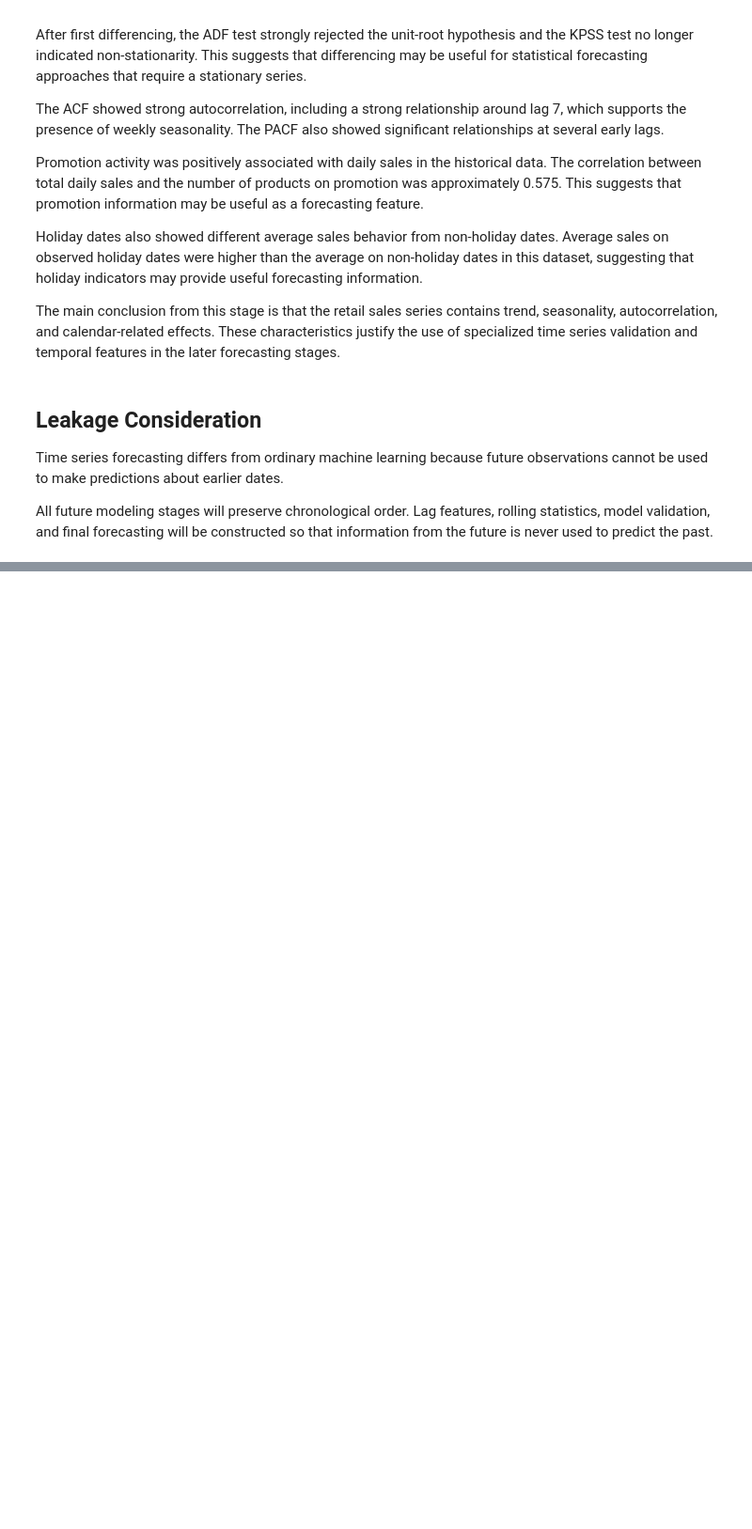
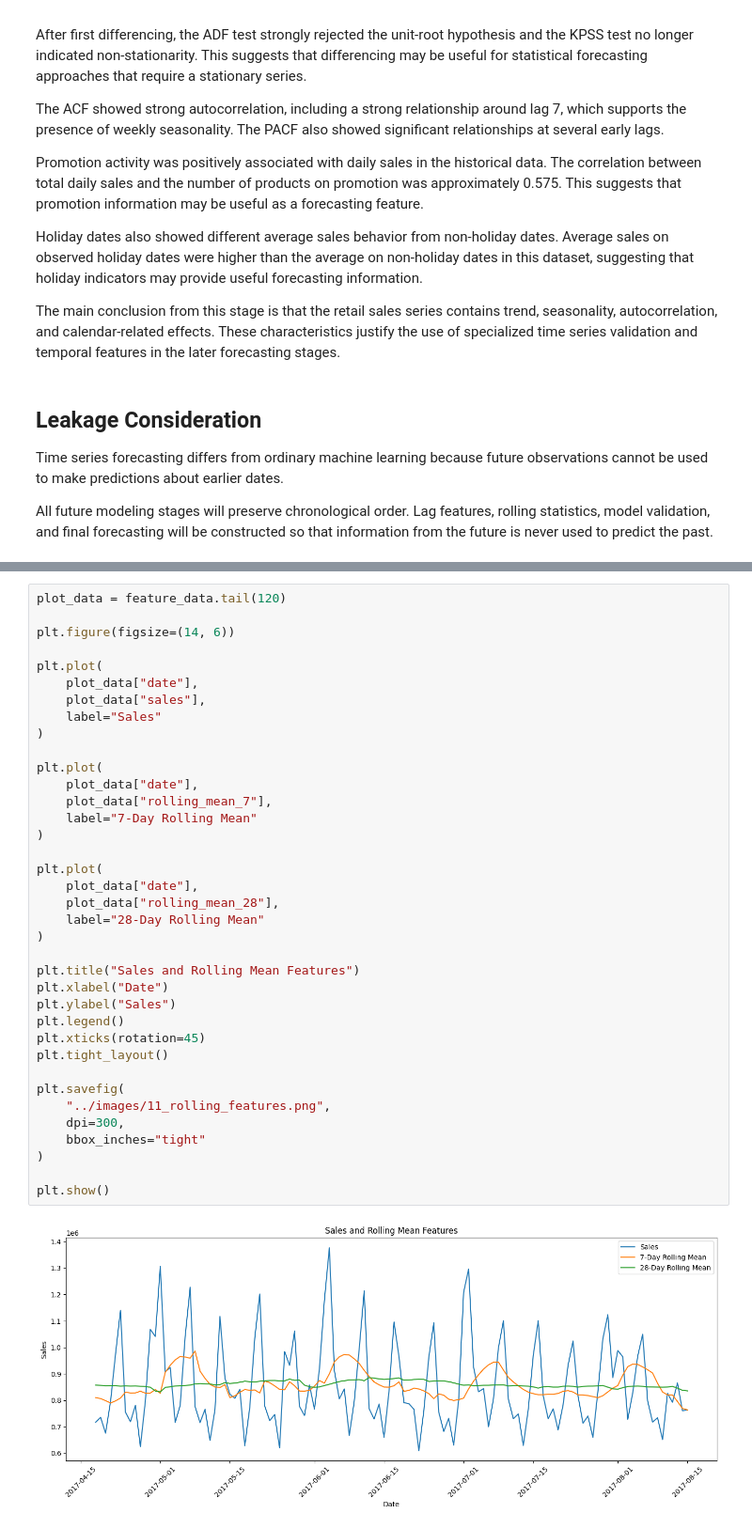
Before and after one commit to francisparwez/retail-demand-forecasting, a Jupyter notebook: notebooks/retail_demand_forecasting.ipynb, the cells around one changed output, grey strips where cells are left out. Shown at 94% size. Cells and saved outputs as stored; diff of their text form; blank space fills up the shorter version.

```diff
--- a/notebooks/retail_demand_forecasting.ipynb
+++ b/notebooks/retail_demand_forecasting.ipynb
@@ -591,0 +1053,39 @@ All future modeling stages will preserve chronological order. Lag features, roll
+# %%
+plot_data = feature_data.tail(120)
+
+plt.figure(figsize=(14, 6))
+
+plt.plot(
+    plot_data["date"],
+    plot_data["sales"],
+    label="Sales"
+)
+
+plt.plot(
+    plot_data["date"],
+    plot_data["rolling_mean_7"],
+    label="7-Day Rolling Mean"
+)
+
+plt.plot(
+    plot_data["date"],
+    plot_data["rolling_mean_28"],
+    label="28-Day Rolling Mean"
+)
+
+plt.title("Sales and Rolling Mean Features")
+plt.xlabel("Date")
+plt.ylabel("Sales")
+plt.legend()
+plt.xticks(rotation=45)
+plt.tight_layout()
+
+plt.savefig(
+    "../images/11_rolling_features.png",
+    dpi=300,
+    bbox_inches="tight"
+)
+
+plt.show()
+# %% [output]
+[figure, added]
```
Also changed, not shown: parts of 50 cells of this notebook, 6 other files.
